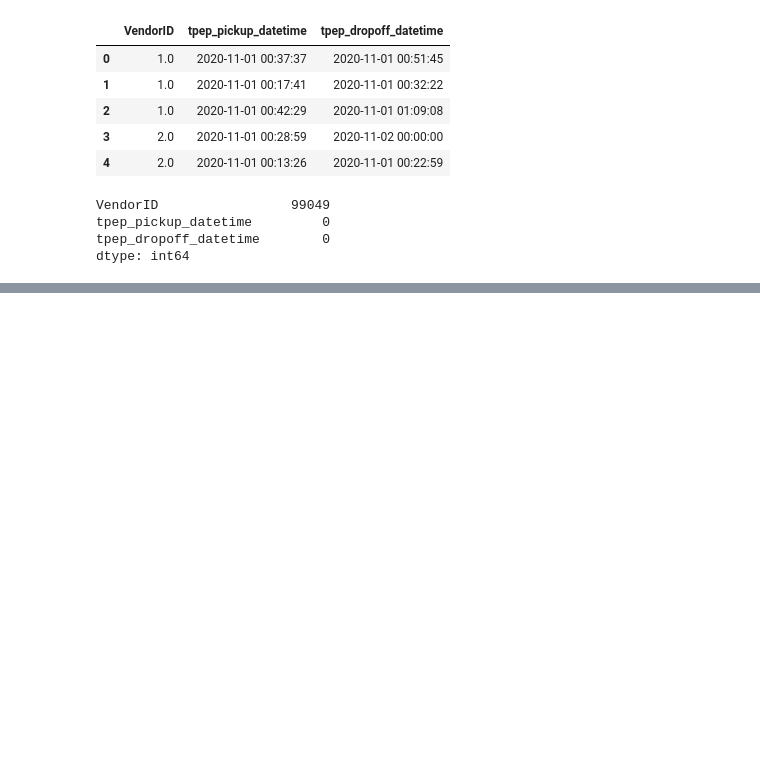
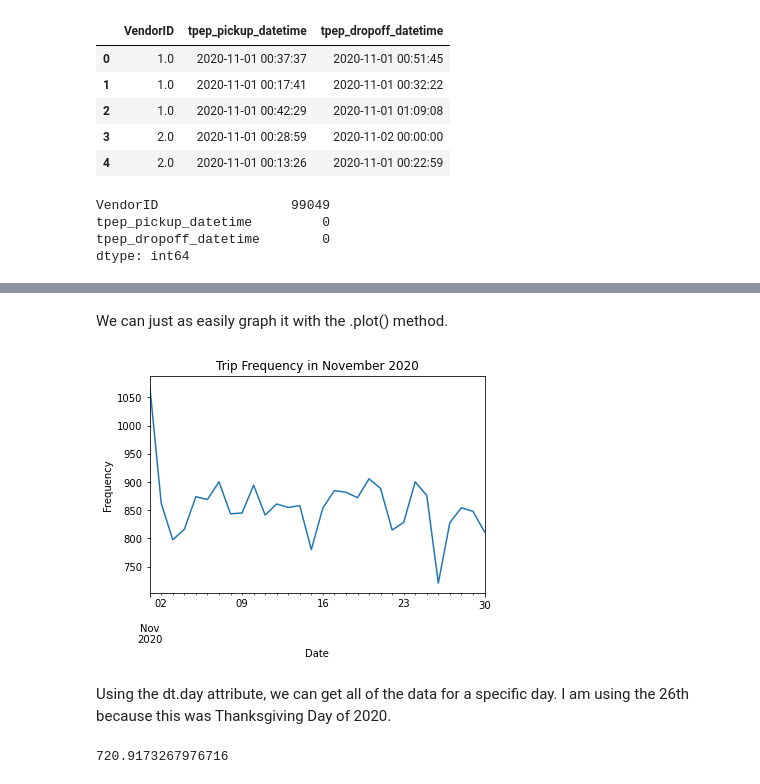
Before and after one commit to zachagreenberg/DatetimeDemo, a Jupyter notebook: datetime_demo.ipynb, the cells around one changed output, grey strips where cells are left out. Drawn from its saved outputs; the diff is of its cells as text; code cells hidden in the pictures; blank space fills up the shorter version.

```diff
--- a/datetime_demo.ipynb
+++ b/datetime_demo.ipynb
@@ -30,0 +42,2 @@ df = df[df['tpep_pickup_datetime'].str.contains('2020-11')]
+# %%
+df[['tpep_dropoff_datetime', 'tpep_pickup_datetime']] = df[['tpep_dropoff_datetime', 'tpep_pickup_datetime']].apply(pd.to_datetime, format = '%Y%m%d %H:%M:%S')
@@ -30,0 +72,2 @@ df = df[df['tpep_pickup_datetime'].str.contains('2020-11')]
+# %%
+df['delta'] =  df.tpep_dropoff_datetime-df.tpep_pickup_datetime
@@ -30,0 +95,3 @@ df = df[df['tpep_pickup_datetime'].str.contains('2020-11')]
+# %%
+#converting the column into seconds to unify the measure.
+df['delta'] = df['delta'].dt.total_seconds()
@@ -30,0 +119,17 @@ df = df[df['tpep_pickup_datetime'].str.contains('2020-11')]
+# %% [markdown]
+We can just as easily graph it with the .plot() method.
+# %%
+df.resample('D', on = 'tpep_pickup_datetime')['delta'].mean().plot()
+plt.title('Trip Frequency in November 2020')
+plt.xlabel('Date')
+plt.ylabel('Frequency');
+# %% [output]
+[figure, added]
+# %% [markdown]
+Using the dt.day attribute, we can get all of the data for a specific day. I am using the 26th because this was Thanksgiving Day of 2020.
+# %%
+thanksgiving = df[df['tpep_pickup_datetime'].dt.day == 26]
+
+thanksgiving.delta.mean()
+# %% [output]
+720.9173267976716
```
Also changed, not shown: parts of 22 cells of this notebook.
